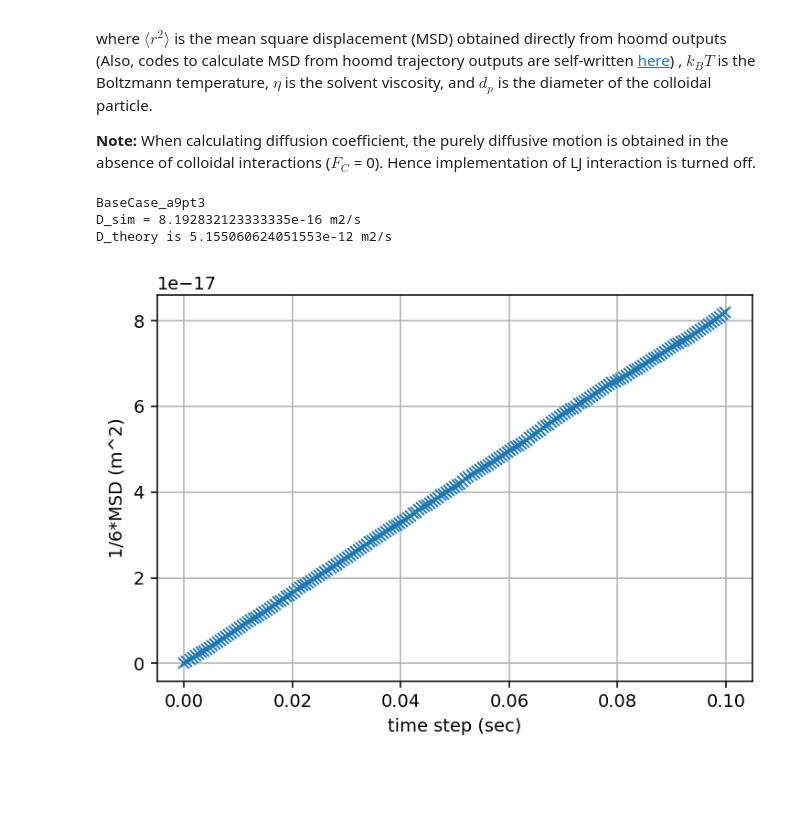
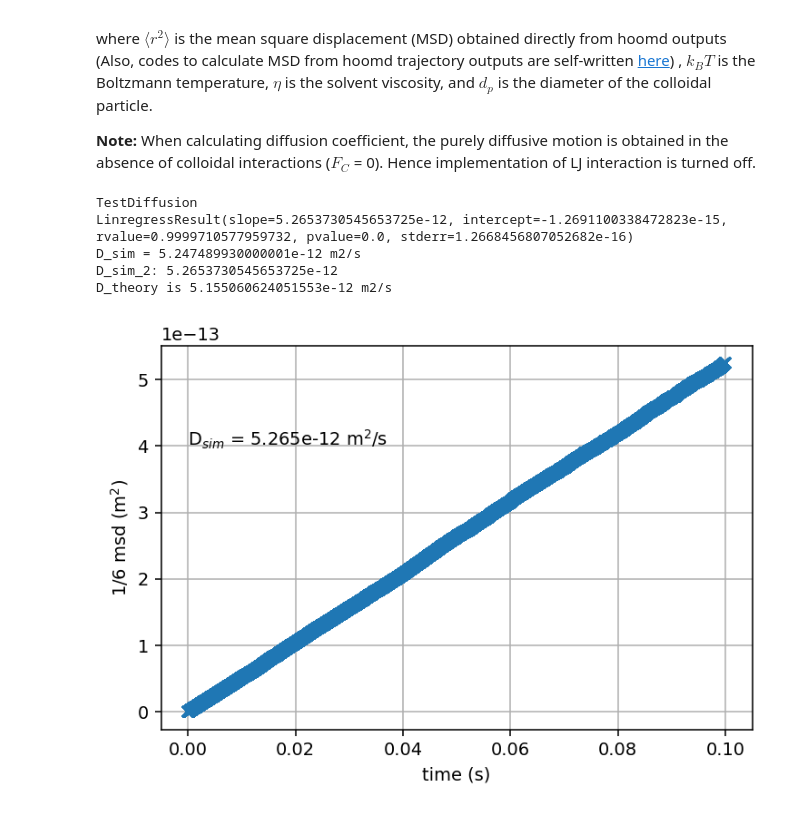
Before and after one commit to yennguyenedalgo/JupyterNotebookProject, a Jupyter notebook: MagNP.ipynb, the cells around one changed output. Saved outputs shown, nothing was run; the diff lists cells and outputs as text; code cells hidden in the pictures; blank space fills up the shorter version.

```diff
--- a/MagNP.ipynb
+++ b/MagNP.ipynb
@@ -43,7 +43,7 @@ Parameter values are obtained from LAMMPS simulation of magnetic colloids by Far
 # %%
 """Output filename (User defined Var)"""
 change_seed = 99
-type = 'BaseCase_a9pt3'
+type = 'TestDiffusion'
 Equil_fname = 'Data/trajectory_Equil_5.gsd'
 # %%
 """Reference value (User defined Var)"""
@@ -222,26 +208,35 @@ where $\langle r^2 \rangle$ is the mean square displacement (MSD) obtained direc
 # %%
 """Plotting msd vs. time"""
 import numpy as np
 from matplotlib import pyplot as plt
 
 msd = np.genfromtxt(fname='Data/msd_'+type+'.log', skip_header=True);
 print(type)
 
-x = msd[:,0] * time_scale
-y = 1/6 * msd[:,1] * (LJ_sigma*1e-9)**2
+x = msd[:,0] * time_step
+y = msd[:,1] * (LJ_sigma*1e-9)**2 / 6
 
-D_sim = 1/6 * msd[-1,1] * (LJ_sigma*1e-9)**2 /sim_time
+from scipy.stats import linregress
+print(linregress(x,y)) #x and y are arrays or lists.
+slope, intercept, r_value, p_value, std_err = linregress(x, y)
+
+D_sim = msd[-1,1] * (LJ_sigma*1e-9)**2 / sim_time / 6
+D_sim_2 = slope
 print('D_sim = '+str(D_sim)+' m2/s')
+print("D_sim_2: "+str(D_sim_2))
 print("D_theory is "+str(diffusion_coeff)+" m2/s")
 
 plt.figure(figsize=None, dpi=140);
 plt.plot(x, y, 'x');
-plt.xlabel('time step (sec)');
-plt.ylabel('1/6*MSD (m^2)');
+plt.xlabel('time (s)');
+plt.ylabel('$1/6$ msd (m$^2$)');
+plt.text(0.0, 4e-13, 'D$_{sim}$ = '+str(format(D_sim_2,'.3e'))+' m$^2/$s')
 plt.grid(True)
 plt.savefig('Figures/msd_'+type+'.pdf')
 # %% [output]
-BaseCase_a9pt3
-D_sim = 8.192832123333335e-16 m2/s
+TestDiffusion
+LinregressResult(slope=5.2653730545653725e-12, intercept=-1.2691100338472823e-15, rvalue=0.9999710577959732, pvalue=0.0, stderr=1.2668456807052682e-16)
+D_sim = 5.247489930000001e-12 m2/s
+D_sim_2: 5.2653730545653725e-12
 D_theory is 5.155060624051553e-12 m2/s
-[figure, old version]
+[figure, new version]
```
Also changed, not shown: parts of 7 cells of this notebook, 1 other file.
